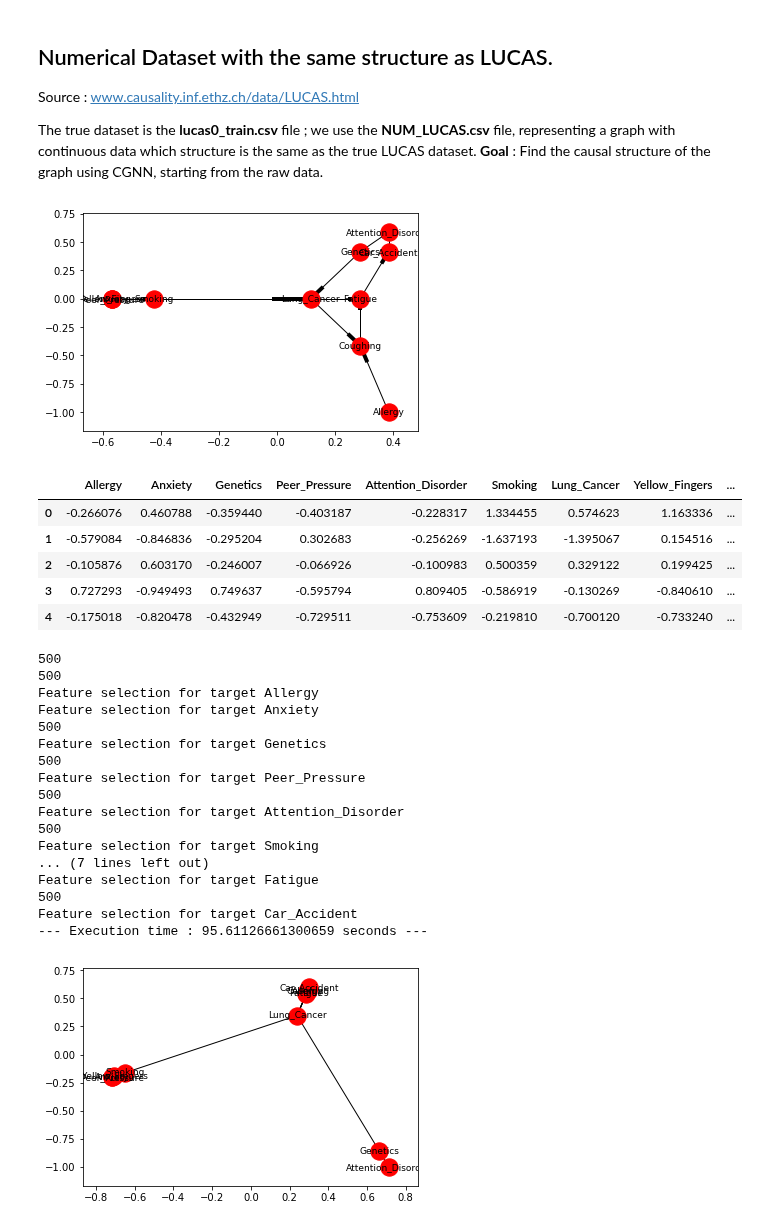
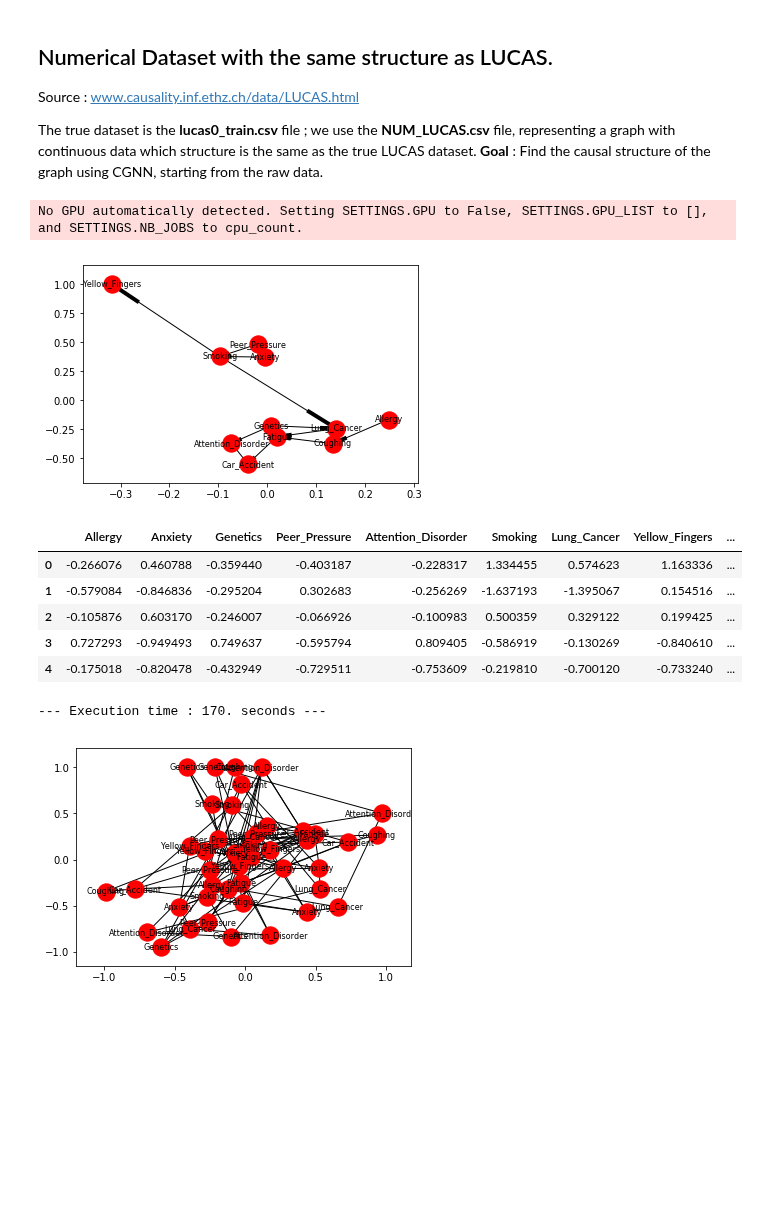
Before and after one commit to FenTechSolutions/CausalDiscoveryToolbox, a Jupyter notebook: examples/Discovery_LUCAS.ipynb, the cells around one changed output. Saved outputs shown, nothing was run; the diff lists cells and outputs as text; code cells hidden in the pictures; blank space fills up the shorter version.

Commit message:
Explicited function arguments.

```diff
--- a/examples/Discovery_LUCAS.ipynb
+++ b/examples/Discovery_LUCAS.ipynb
@@ -9,37 +9,42 @@ The true dataset is the **lucas0_train.csv** file ; we use the **NUM_LUCAS.csv**
 # %%
 #Import libraries
 import cdt
+import networkx as nx
 import time
 # A warning on R libraries might occur. It is for the use of the r libraries that could be imported into the framework
 import numpy as np
 import pandas as pd
+from matplotlib import pyplot as plt
 #Hardware parameters
-cdt.SETTINGS.GPU = True
-if cdt.SETTINGS.GPU_LIST == [] and cdt.SETTINGS.GPU:
-    cdt.SETTINGS.GPU_LIST = [0,1]
+# cdt.SETTINGS.GPU = True
+# if cdt.SETTINGS.GPU_LIST == [] and cdt.SETTINGS.GPU:
+#     cdt.SETTINGS.GPU_LIST = [0,1]
 
-if cdt.SETTINGS.GPU:
-    cdt.SETTINGS.NB_JOBS = len(cdt.SETTINGS.GPU_LIST)*2
-#Settings for CGNN
-cdt.CGNN_SETTINGS.use_Fast_MMD = False
-cdt.CGNN_SETTINGS.NB_RUNS = 8
-cdt.CGNN_SETTINGS.NB_MAX_RUNS = 16
+# if cdt.SETTINGS.GPU:
+#     cdt.SETTINGS.NB_JOBS = len(cdt.SETTINGS.GPU_LIST)*2
+# #Settings for CGNN
+# cdt.CGNN_SETTINGS.use_Fast_MMD = False
+# cdt.CGNN_SETTINGS.NB_RUNS = 8
+# cdt.CGNN_SETTINGS.NB_MAX_RUNS = 16
 
-#Settings for Feature Selection
-cdt.CGNN_SETTINGS.nb_run_feature_selection = 1
-cdt.CGNN_SETTINGS.regul_param = 0.006
-cdt.CGNN_SETTINGS.threshold_UMG = 0.16
-cdt.SETTINGS.verbose = False
+# #Settings for Feature Selection
+# cdt.CGNN_SETTINGS.nb_run_feature_selection = 1
+# cdt.CGNN_SETTINGS.regul_param = 0.006
+# cdt.CGNN_SETTINGS.threshold_UMG = 0.16
+# cdt.SETTINGS.verbose = False
+# %% [output]
+No GPU automatically detected. Setting SETTINGS.GPU to False, SETTINGS.GPU_LIST to [], and SETTINGS.NB_JOBS to cpu_count.
 # %%
 # Load data and graph solution
 data = pd.read_csv("NUM_LUCAS.csv")
-solution = cdt.DirectedGraph(pd.read_csv("Lucas_graph.csv"))
-solution.plot() # The plot function allows for quick visualization of the graph.
+solution = cdt.utils.read_list_edges("Lucas_graph.csv")
+nx.draw_networkx(solution, font_size=8) # The plot function allows for quick visualization of the graph.
+plt.show()
 # For a more detailed view of the network, please use the .to_list() function to export the graph to another format
 # importable by other libraries (graphviz, gephi).
 data.head()
 # %% [output]
-[figure, old version]
+[figure, new version]
 |  | Allergy | Anxiety | Genetics | Peer_Pressure | Attention_Disorder | Smoking | Lung_Cancer | Yellow_Fingers | ... |
 | 0 | -0.266076 | 0.460788 | -0.359440 | -0.403187 | -0.228317 | 1.334455 | 0.574623 | 1.163336 | ... |
 | 1 | -0.579084 | -0.846836 | -0.295204 | 0.302683 | -0.256269 | -1.637193 | -1.395067 | 0.154516 | ... |
@@ -49,29 +54,14 @@ data.head()
 # %%
 # Finding the structure of the graph
 from cdt.independence.graph import FSGNN
 Fsgnn = FSGNN()
 start_time = time.time()
-ugraph = Fsgnn.create_skeleton_from_data(data)
-print("--- Execution time : %s seconds ---" % (time.time() - start_time))
-ugraph.plot()
+ugraph = Fsgnn.predict(data, train_epochs=200, test_epochs=200)
+print("--- Execution time : %4.4s seconds ---" % (time.time() - start_time))
+nx.draw_networkx(ugraph, font_size=8) # The plot function allows for quick visualization of the graph.
+plt.show()
 # List results
-pd.DataFrame(ugraph.list_edges())
+pd.DataFrame(list(ugraph.edges()))
 # %% [output]
-500
-500
-Feature selection for target Allergy
-Feature selection for target Anxiety
-500
-Feature selection for target Genetics
-500
-Feature selection for target Peer_Pressure
-500
-Feature selection for target Attention_Disorder
-500
-Feature selection for target Smoking
-... (7 lines left out)
-Feature selection for target Fatigue
-500
-Feature selection for target Car_Accident
---- Execution time : 95.61126661300659 seconds ---
+--- Execution time : 170. seconds ---
-[figure, old version]
+[figure, new version]
```
Also changed, not shown: parts of 3 cells of this notebook, 3 other files.
